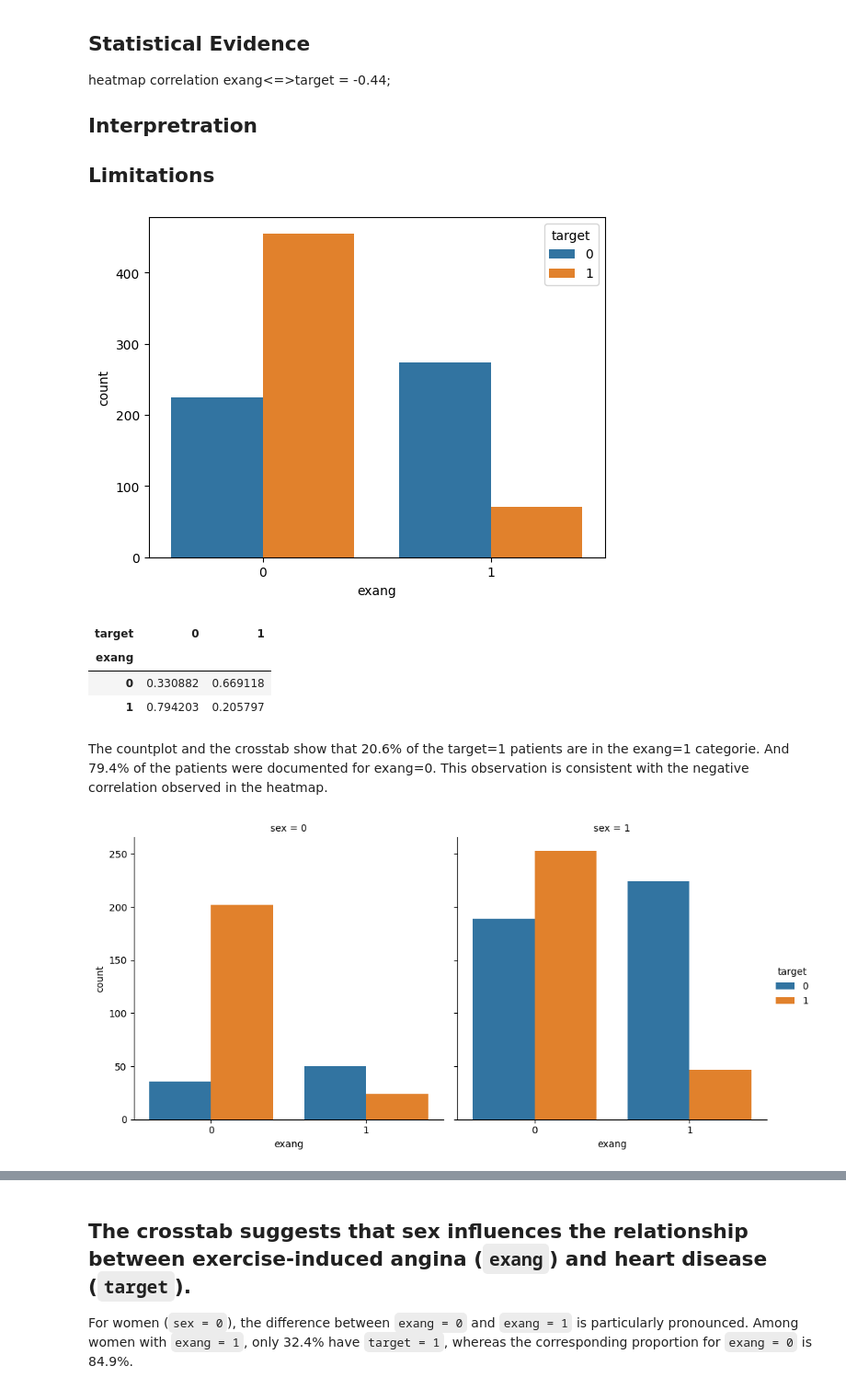
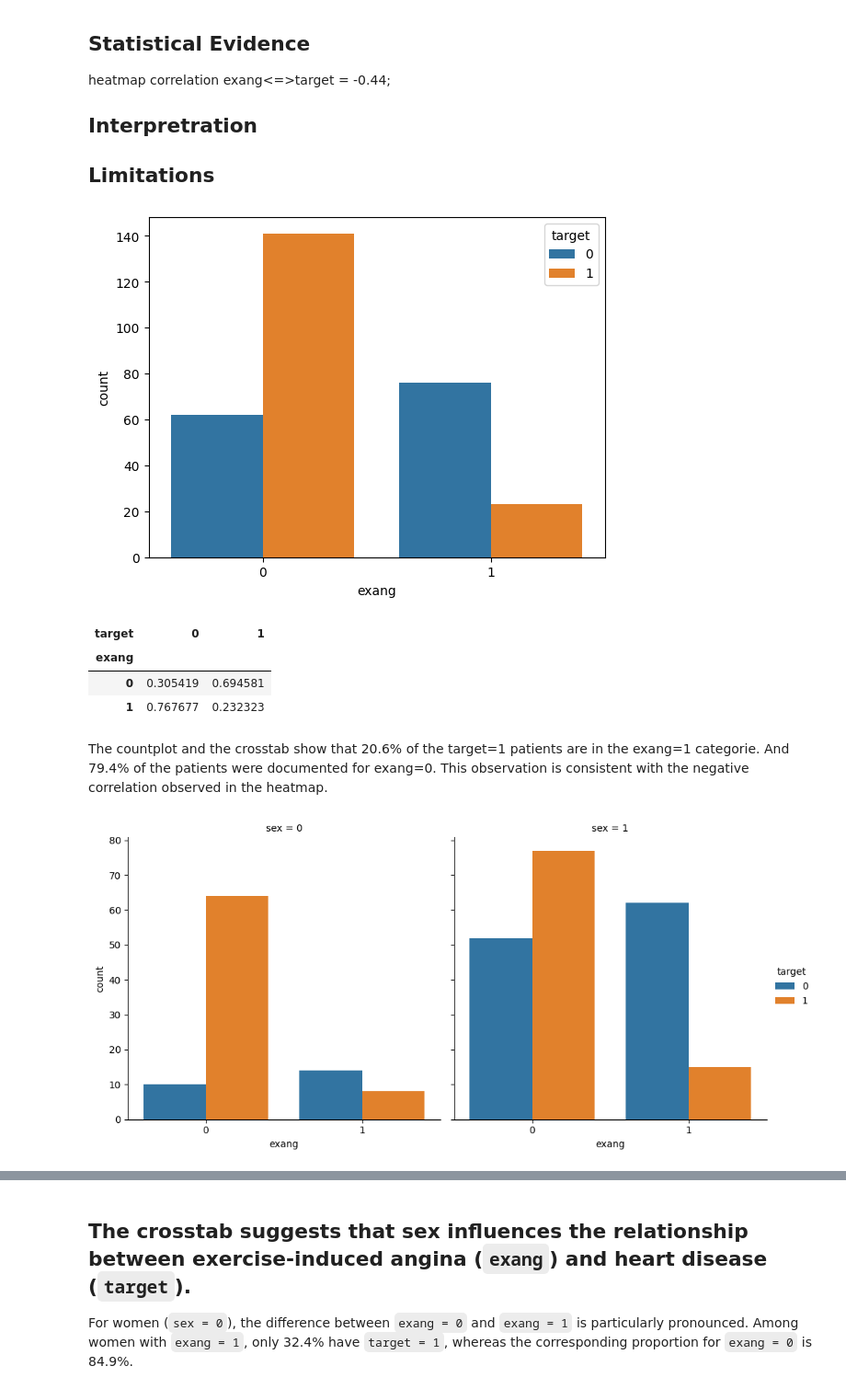
Before and after one commit to Wassiemkahlawi/heart-disease-ml-analysis, a Jupyter notebook: notebooks/01_eda.ipynb, the cells around one changed output, grey strips where cells are left out. Shown at 92% size. Drawn from its saved outputs; the diff is of its cells as text; code cells hidden in the pictures.

```diff
--- a/notebooks/01_eda.ipynb
+++ b/notebooks/01_eda.ipynb
@@ -159,7 +184,7 @@ plt.show()
 
 On the other hand, we can see that women in target = 1 have a larger IQR than men in target = 1. The medians for both groups are relatively close, but the overall age range for women starts and ends at higher values than for men. This may suggest a potential interaction between age and sex, although further statistical analysis would be required to confirm this relationship.
 # %%
-df_clean["age_group"] = pd.cut(df["age"], bins=[20,30,40,50,60,70,80])
+df_clean["age_group"] = pd.cut(df_clean["age"], bins=[20,30,40,50,60,70,80])
 
 prob = (df_clean.groupby(["sex", "age_group"])["target"]).mean().reset_index()
 
@@ -477,36 +512,36 @@ heatmap correlation exang<=>target = -0.44;
 sns.countplot(
     x="exang",
     hue="target",
-    data=df
+    data=df_clean
 )
 
 plt.show()
 # %% [output]
-[figure, old version]
+[figure, new version]
 # %%
 pd.crosstab(
-    df["exang"],
-    df["target"],
+    df_clean["exang"],
+    df_clean["target"],
     normalize="index"
 )
 # %% [output]
 | target | 0 | 1 |
 | exang |  |  |
-| 0 | 0.330882 | 0.669118 |
-| 1 | 0.794203 | 0.205797 |
+| 0 | 0.305419 | 0.694581 |
+| 1 | 0.767677 | 0.232323 |
 # %% [markdown]
 The countplot and the crosstab show that 20.6% of the target=1 patients are in the exang=1 categorie. And 79.4% of the patients were documented for exang=0. This observation is consistent with the negative correlation observed in the heatmap.
 # %%
 sns.catplot(
     x="exang",
     hue="target",
     col="sex",
     kind="count",
-    data=df
+    data=df_clean
 )
 
 plt.show()
 # %% [output]
-[figure, old version]
+[figure, new version]
 # %%
 pd.crosstab(
```
Also changed, not shown: parts of 33 cells of this notebook.
